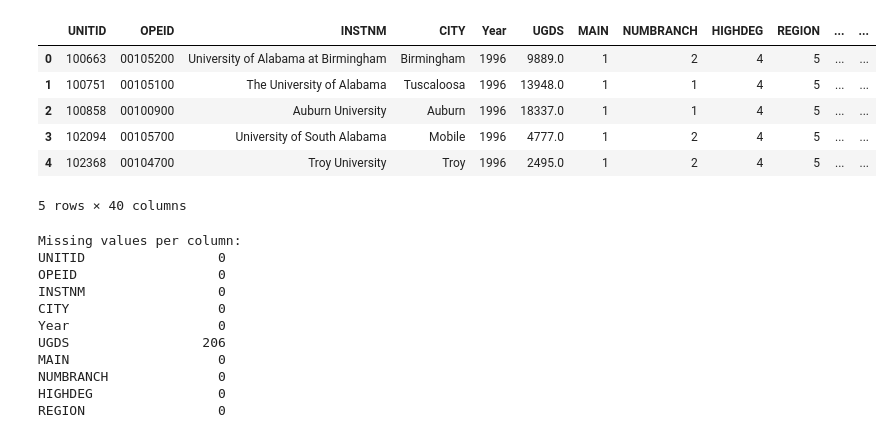
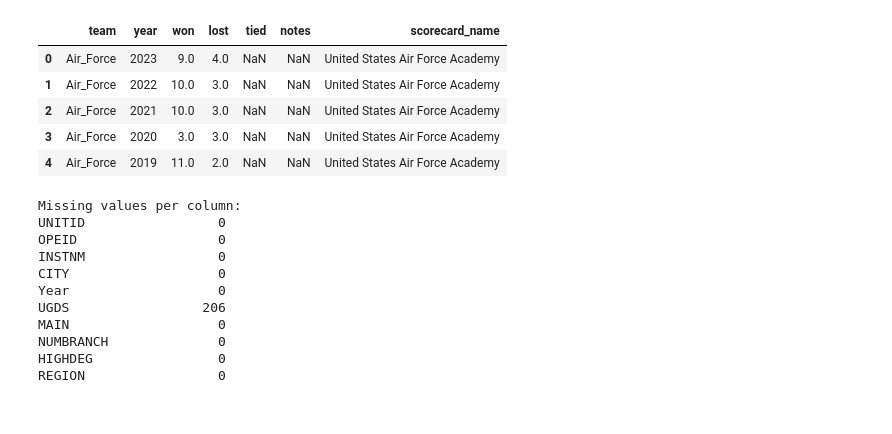
Before and after one commit to Schneeman71/CaseStudySchoolProject, a Jupyter notebook: AnalyzeClean.ipynb, the cells around one changed output. Saved outputs shown, nothing was run; the diff lists cells and outputs as text; code cells hidden in the pictures.

```diff
--- a/AnalyzeClean.ipynb
+++ b/AnalyzeClean.ipynb
@@ -12,15 +12,14 @@ from collections import Counter
 df_combined_scorecard = pd.read_csv("combined_scorecard_data.csv")
 df_football_records = pd.read_csv("college_football_records.csv")
 # %%
-df_combined_scorecard.head()
+df_football_records.head()
 # %% [output]
-|  | UNITID | OPEID | INSTNM | CITY | Year | UGDS | MAIN | NUMBRANCH | HIGHDEG | REGION | ... | ... |
-| 0 | 100663 | 00105200 | University of Alabama at Birmingham | Birmingham | 1996 | 9889.0 | 1 | 2 | 4 | 5 | ... | ... |
-| 1 | 100751 | 00105100 | The University of Alabama | Tuscaloosa | 1996 | 13948.0 | 1 | 1 | 4 | 5 | ... | ... |
-| 2 | 100858 | 00100900 | Auburn University | Auburn | 1996 | 18337.0 | 1 | 1 | 4 | 5 | ... | ... |
-| 3 | 102094 | 00105700 | University of South Alabama | Mobile | 1996 | 4777.0 | 1 | 2 | 4 | 5 | ... | ... |
-| 4 | 102368 | 00104700 | Troy University | Troy | 1996 | 2495.0 | 1 | 2 | 4 | 5 | ... | ... |
+|  | team | year | won | lost | tied | notes | scorecard_name |
+| 0 | Air_Force | 2023 | 9.0 | 4.0 | NaN | NaN | United States Air Force Academy |
+| 1 | Air_Force | 2022 | 10.0 | 3.0 | NaN | NaN | United States Air Force Academy |
+| 2 | Air_Force | 2021 | 10.0 | 3.0 | NaN | NaN | United States Air Force Academy |
+| 3 | Air_Force | 2020 | 3.0 | 3.0 | NaN | NaN | United States Air Force Academy |
+| 4 | Air_Force | 2019 | 11.0 | 2.0 | NaN | NaN | United States Air Force Academy |
-5 rows × 40 columns
 # %%
 # Unit ID = Institution ID (int)
 # OPEID = 8-digit OPE ID for institution (str)
```
Also changed, not shown: parts of 12 cells of this notebook, 1 other file.
